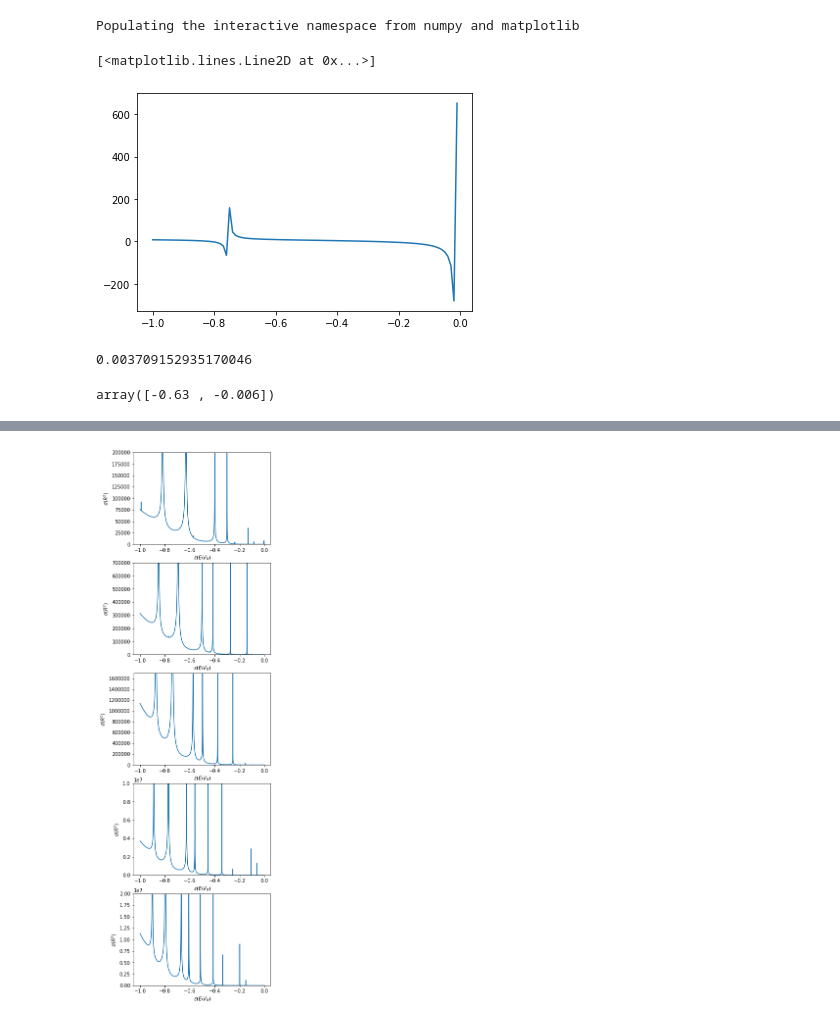
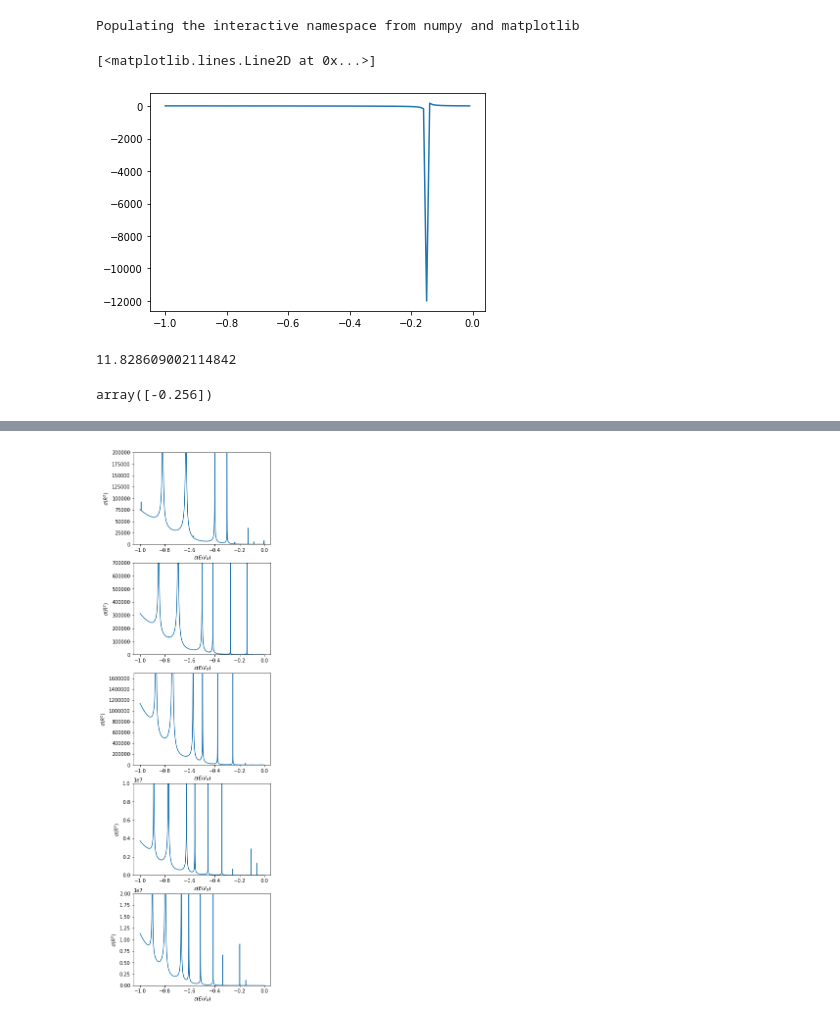
Before and after one commit to SantiagoBeltran/TareaParticulas, a Jupyter notebook: TareaParticulas.ipynb, the cells around one changed output, grey strips where cells are left out. Drawn from its saved outputs; the diff is of its cells as text; code cells hidden in the pictures.

```diff
--- a/TareaParticulas.ipynb
+++ b/TareaParticulas.ipynb
@@ -15,15 +15,15 @@ def continuidad(x, l, rho):
     return f
 # %%
 plt.figure()
-x=np.arange(-1,0,0.01)
-plt.plot(x, continuidad(x, 0, np.sqrt(40)))
+x=np.arange(-0.99999,0,0.01)
+plt.plot(x, continuidad(x, 6, np.sqrt(130)))
 # %% [output]
 [<matplotlib.lines.Line2D at 0x...>]
-[figure, old version]
+[figure, new version]
 # %%
-continuidad(-0.678, 0, np.sqrt(20))
+continuidad(-0.7717, 4, np.sqrt(70))
 # %% [output]
-0.003709152935170046
+11.828609002114842
 # %%
 def hallarCeros(f,l, rho,toi=0.0005):
     g=np.arange(-0.99999,0, 0.00001)
@@ -33,9 +33,9 @@ def hallarCeros(f,l, rho,toi=0.0005):
             ceros.append(np.round(g[i],3))
     zeros=np.unique(ceros)
     return zeros
-hallarCeros(continuidad, 1, np.sqrt(40))
+hallarCeros(continuidad, 4, np.sqrt(70))
 # %% [output]
-array([-0.63 , -0.006])
+array([-0.256])
 # %%
 plt.figure()
 rho=np.sqrt(np.arange(40,90,10))
```
Also changed, not shown: parts of 5 cells of this notebook.
